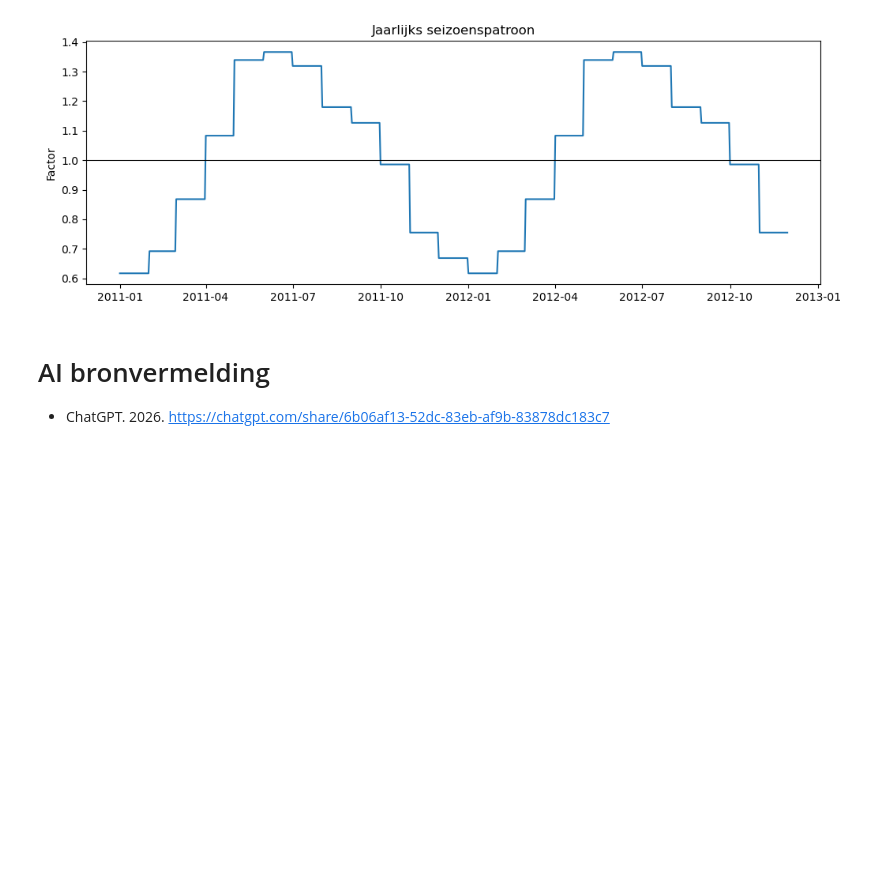
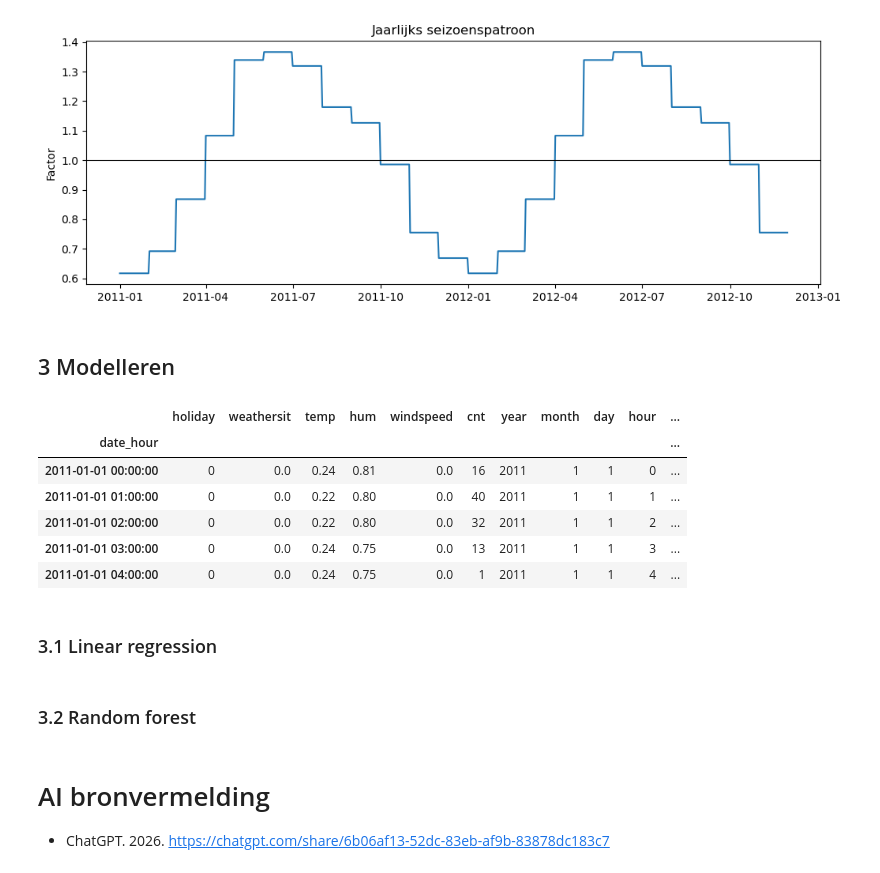
Before and after one commit to Roan-hhs/machine_learning_semester3, a Jupyter notebook: portfolio_2/portfolio2.ipynb, the cells around one changed output. Drawn from its saved outputs; the diff is of its cells as text; code cells hidden in the pictures; blank space fills up the shorter version.

```diff
--- a/portfolio_2/portfolio2.ipynb
+++ b/portfolio_2/portfolio2.ipynb
@@ -323,7 +323,7 @@ Cycle length:   24.00 hours
 # %%
 dag = seasonal_decompose(cnt, model='multiplicative', period = 24)
 zonder_dag = cnt / dag.seasonal
-df['zonder dag'] = zonder_dag
+#df['zonder dag'] = zonder_dag
 
 week = seasonal_decompose(zonder_dag, model='multiplicative', period = 168)
 zonder_dag_week = zonder_dag / week.seasonal
@@ -381,6 +381,8 @@ plt.title('Dagelijks seizoenspatroon')
 plt.ylabel('Factor')
 plt.show()
 
+df['dag_patroon'] = dag.seasonal
+
 stuk_week = week.seasonal.loc['2011-03-07':'2011-03-27']
 
 plt.figure(figsize=(12, 4))
@@ -390,6 +392,8 @@ plt.title('Wekelijks seizoenspatroon')
 plt.ylabel('Factor')
 plt.show()
 
+df['week_patroon'] = week.seasonal
+
 jaar_patroon = pd.Series(np.asarray(jaar_factor), index=reeks.index)
 
 plt.figure(figsize=(12, 4))
@@ -398,10 +402,28 @@ plt.axhline(1, color='black', linewidth=0.8)
 plt.title('Jaarlijks seizoenspatroon')
 plt.ylabel('Factor')
 plt.show()
+
+df['jaar_patroon'] = jaar_patroon
 # %% [output]
 [figure]
 [figure]
 [figure]
+# %% [markdown]
+## 3 Modelleren
+# %%
+display(df.head())
+# %% [output]
+|  | holiday | weathersit | temp | hum | windspeed | cnt | year | month | day | hour | ... |
+| date_hour |  |  |  |  |  |  |  |  |  |  | ... |
+| 2011-01-01 00:00:00 | 0 | 0.0 | 0.24 | 0.81 | 0.0 | 16 | 2011 | 1 | 1 | 0 | ... |
+| 2011-01-01 01:00:00 | 0 | 0.0 | 0.22 | 0.80 | 0.0 | 40 | 2011 | 1 | 1 | 1 | ... |
+| 2011-01-01 02:00:00 | 0 | 0.0 | 0.22 | 0.80 | 0.0 | 32 | 2011 | 1 | 1 | 2 | ... |
+| 2011-01-01 03:00:00 | 0 | 0.0 | 0.24 | 0.75 | 0.0 | 13 | 2011 | 1 | 1 | 3 | ... |
+| 2011-01-01 04:00:00 | 0 | 0.0 | 0.24 | 0.75 | 0.0 | 1 | 2011 | 1 | 1 | 4 | ... |
+# %% [markdown]
+### 3.1 Linear regression
+# %% [markdown]
+### 3.2 Random forest
 # %% [markdown]
 # AI bronvermelding
 - ChatGPT. 2026. https://chatgpt.com/share/6b06af13-52dc-83eb-af9b-83878dc183c7
```
